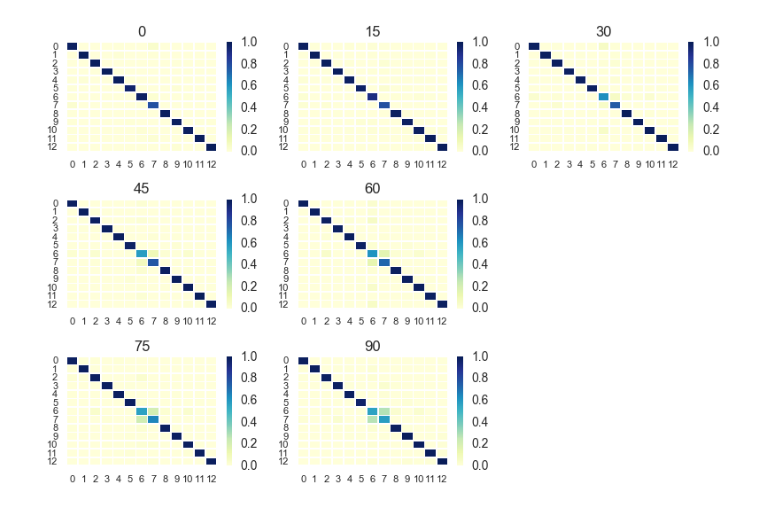
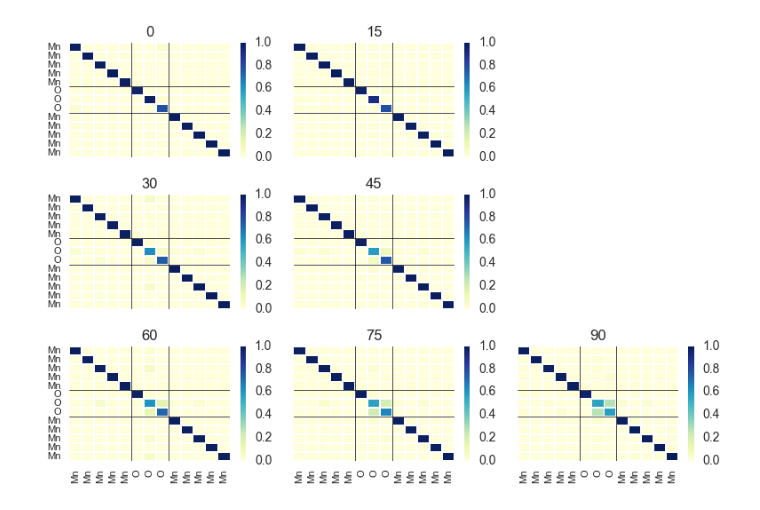
Before and after one commit to WagnerGroup/OriginMagnetism, a Jupyter notebook: OBDM/heatmaps.ipynb, the cells around one changed output. Saved outputs shown, nothing was run; the diff lists cells and outputs as text; code cells hidden in the pictures.

```diff
--- a/OBDM/heatmaps.ipynb
+++ b/OBDM/heatmaps.ipynb
@@ -10,38 +10,75 @@ df = pd.read_json('allobdm.json')
 # %%
 # FM Up matrices
 fig = plt.figure()
 ax1 = plt.subplot(3,3,1)
 ax1.set_title("0")
 ax1.tick_params(axis='both', which='major', labelsize=8)
-sns.heatmap(df['upmatrix'][5], vmin=0, vmax=1,cmap="YlGnBu", linewidths=.5)
+sns.heatmap(df['upmatrix'][5], vmin=0, vmax=1,cmap="YlGnBu", linewidths=.5,xticklabels=ticks,yticklabels=ticks)
+ax1.axvline(5, 0, 2, linewidth=0.5, c='black')
+ax1.axvline(8, 0, 2, linewidth=0.5, c='black')
+ax1.axhline(5, 0, 2, linewidth=0.5, c='black')
+ax1.axhline(8, 0, 2, linewidth=0.5, c='black')
 ax2 = plt.subplot("332",sharex=ax1, sharey=ax1)
 ax2.set_title("15")
 ax2.tick_params(axis='both', which='major', labelsize=8)
-sns.heatmap(df['upmatrix'][9], vmin=0, vmax=1,cmap="YlGnBu", linewidths=.5)
-ax3 = plt.subplot("333",sharex=ax1, sharey=ax1)
+sns.heatmap(df['upmatrix'][9], vmin=0, vmax=1,cmap="YlGnBu", linewidths=.5,xticklabels=ticks,yticklabels=ticks)
+ax2.axvline(5, 0, 2, linewidth=0.5, c='black')
+ax2.axvline(8, 0, 2, linewidth=0.5, c='black')
+ax2.axhline(5, 0, 2, linewidth=0.5, c='black')
+ax2.axhline(8, 0, 2, linewidth=0.5, c='black')
+ax3 = plt.subplot("334",sharex=ax1, sharey=ax1)
 ax3.set_title("30")
 ax3.tick_params(axis='both', which='major', labelsize=8)
-sns.heatmap(df['upmatrix'][2], vmin=0, vmax=1,cmap="YlGnBu", linewidths=.5)
-ax4 = plt.subplot("334",sharex = ax1)
+sns.heatmap(df['upmatrix'][2], vmin=0, vmax=1,cmap="YlGnBu", linewidths=.5,xticklabels=ticks,yticklabels=ticks)
+ax3.axvline(5, 0, 2, linewidth=0.5, c='black')
+ax3.axvline(8, 0, 2, linewidth=0.5, c='black')
+ax3.axhline(5, 0, 2, linewidth=0.5, c='black')
+ax3.axhline(8, 0, 2, linewidth=0.5, c='black')
+ax4 = plt.subplot("335",sharex = ax1)
 ax4.set_title("45")
 ax4.tick_params(axis='both', which='major', labelsize=8)
-sns.heatmap(df['upmatrix'][0], vmin=0, vmax=1,cmap="YlGnBu", linewidths=.5)
-ax5 = plt.subplot("335",sharex = ax1)
+sns.heatmap(df['upmatrix'][0], vmin=0, vmax=1,cmap="YlGnBu", linewidths=.5,xticklabels=ticks,yticklabels=ticks)
+ax4.axvline(5, 0, 2, linewidth=0.5, c='black')
+ax4.axvline(8, 0, 2, linewidth=0.5, c='black')
+ax4.axhline(5, 0, 2, linewidth=0.5, c='black')
+ax4.axhline(8, 0, 2, linewidth=0.5, c='black')
+ax5 = plt.subplot("337",sharex = ax1)
 ax5.set_title("60")
 ax5.tick_params(axis='both', which='major', labelsize=8)
-sns.heatmap(df['upmatrix'][10], vmin=0, vmax=1,cmap="YlGnBu", linewidths=.5)
-ax6 = plt.subplot("337")
+sns.heatmap(df['upmatrix'][10], vmin=0, vmax=1,cmap="YlGnBu", linewidths=.5,xticklabels=ticks,yticklabels=ticks)
+ax5.axvline(5, 0, 2, linewidth=0.5, c='black')
+ax5.axvline(8, 0, 2, linewidth=0.5, c='black')
+ax5.axhline(5, 0, 2, linewidth=0.5, c='black')
+ax5.axhline(8, 0, 2, linewidth=0.5, c='black')
+ax6 = plt.subplot("338")
 ax6.set_title("75")
 ax6.tick_params(axis='both', which='major', labelsize=8)
-sns.heatmap(df['upmatrix'][7], vmin=0, vmax=1,cmap="YlGnBu", linewidths=.5)
-ax7 = plt.subplot("338")
+sns.heatmap(df['upmatrix'][7], vmin=0, vmax=1,cmap="YlGnBu", linewidths=.5,xticklabels=ticks,yticklabels=ticks)
+ax6.axvline(5, 0, 2, linewidth=0.5, c='black')
+ax6.axvline(8, 0, 2, linewidth=0.5, c='black')
+ax6.axhline(5, 0, 2, linewidth=0.5, c='black')
+ax6.axhline(8, 0, 2, linewidth=0.5, c='black')
+ax7 = plt.subplot("339")
 ax7.set_title("90")
 ax7.tick_params(axis='both', which='major', labelsize=8)
-sns.heatmap(df['upmatrix'][4], vmin=0, vmax=1,cmap="YlGnBu", linewidths=.5)
+ticks = np.array(['Mn','Mn','Mn','Mn','Mn','O','O','O','Mn','Mn','Mn','Mn','Mn'])
+sns.heatmap(df['upmatrix'][4], vmin=0, vmax=1,cmap="YlGnBu", linewidths=.5,xticklabels=ticks,yticklabels=ticks)
+ax7.axvline(5, 0, 2, linewidth=0.5, c='black')
+ax7.axvline(8, 0, 2, linewidth=0.5, c='black')
+ax7.axhline(5, 0, 2, linewidth=0.5, c='black')
+ax7.axhline(8, 0, 2, linewidth=0.5, c='black')
+plt.setp(ax7.get_yticklabels(), visible=False)
+plt.setp(ax6.get_yticklabels(), visible=False)
+plt.setp(ax4.get_xticklabels(), visible=False)
+plt.setp(ax4.get_yticklabels(), visible=False)
+plt.setp(ax1.get_xticklabels(), visible=False)
+plt.setp(ax2.get_xticklabels(), visible=False)
+plt.setp(ax2.get_yticklabels(), visible=False)
+plt.setp(ax3.get_xticklabels(), visible=False)
 fig.tight_layout()
 plt.show()
 # %% [output]
-[figure, old version]
+[figure, new version]
 # %%
 #FM Down
 
```
Also changed, not shown: parts of 3 cells of this notebook.
